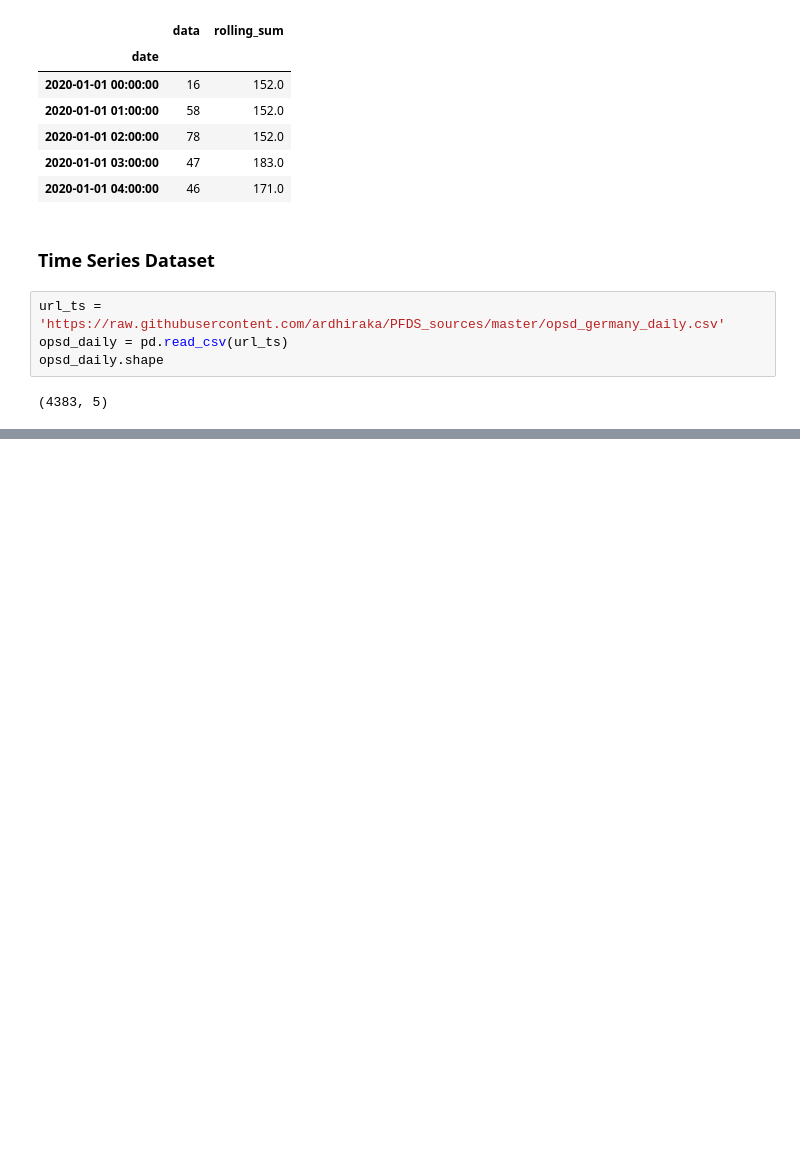
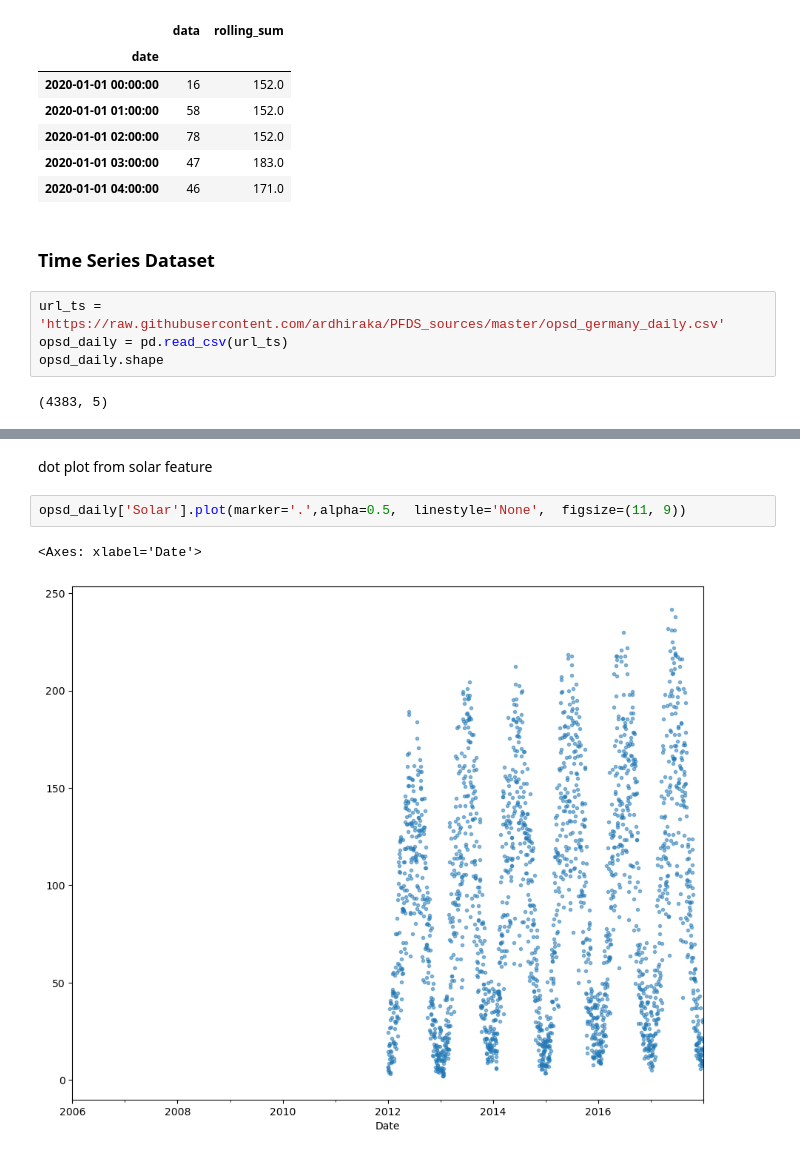
Before and after one commit to mfarizky/H8_5, a Jupyter notebook: sesi/sesi_6.ipynb, the cells around one changed output, grey strips where cells are left out. Saved outputs shown, nothing was run; the diff lists cells and outputs as text; blank space fills up the shorter version.

```diff
--- a/sesi/sesi_6.ipynb
+++ b/sesi/sesi_6.ipynb
@@ -539,0 +657,7 @@ opsd_daily.shape
+# %% [markdown]
+dot plot from solar feature
+# %%
+opsd_daily['Solar'].plot(marker='.',alpha=0.5,  linestyle='None',  figsize=(11, 9))
+# %% [output]
+<Axes: xlabel='Date'>
+[figure, added]
```
Also changed, not shown: parts of 31 cells of this notebook.
